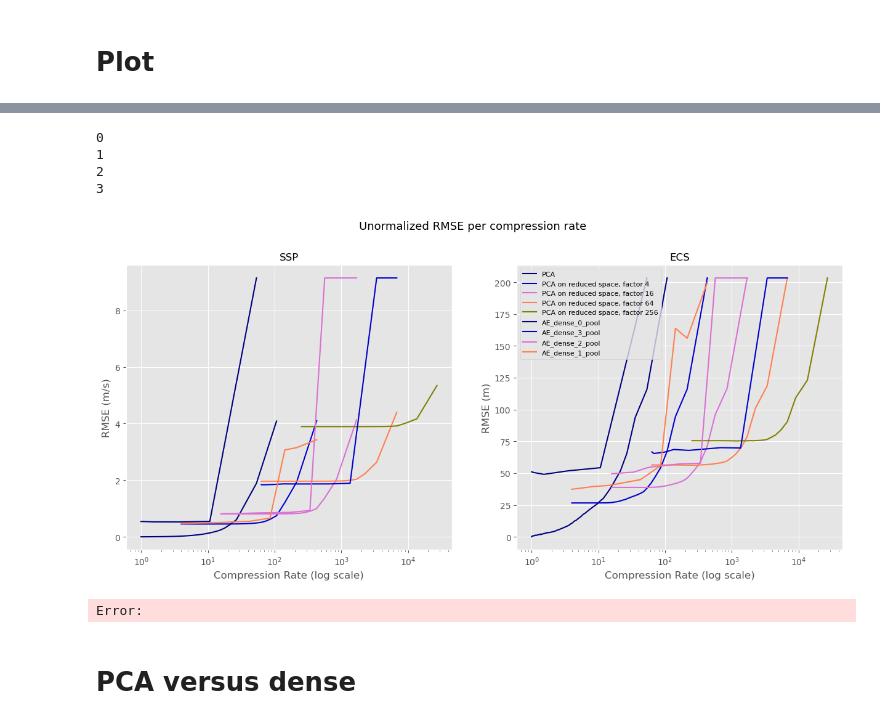
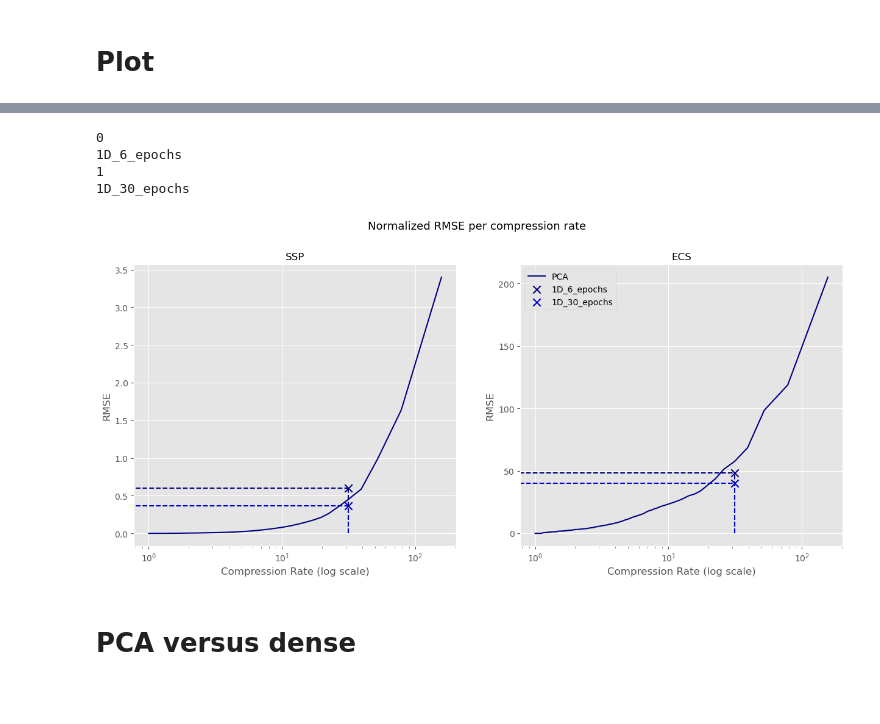
Before and after one commit to CIA-Oceanix/FASCINATION, a Jupyter notebook: notebooks/metrics_AE_3D.ipynb, the cells around one changed output, grey strips where cells are left out. Cells and saved outputs as stored; diff of their text form; code cells hidden in the pictures; blank space fills up the shorter version.

Commit message:
04/03/2025: working dense models + update notebooks

```diff
--- a/notebooks/metrics_AE_3D.ipynb
+++ b/notebooks/metrics_AE_3D.ipynb
@@ -67,14 +66,17 @@ norm = False
 with open(f"pickle/rmse_ssp_pca_on_dm_3D_norm_False.pkl", "rb") as file:
     old_pca_rmse_dict = pickle.load(file)
 # %%
+#pca_file = "/Odyssey/private/o23gauvr/code/FASCINATION/pickle/rmse_pca_all_components_with_pooling_upsampling_unorm_xp_dense_ae_sklearn_pca.pkl"
+pca_file = "/Odyssey/private/o23gauvr/code/FASCINATION/pickle/rmse_pca_all_components_with_pooling_upsampling_unorm_xp_autoencoder_V2_dif_pca.pkl"
+
 if load_pca:
-    with open(f"/Odyssey/private/o23gauvr/code/FASCINATION/pickle/rmse_pca_all_components_with_pooling_upsampling_unorm_sklearn_pca.pkl", "rb") as file:
+    with open(pca_file, "rb") as file:
         pca_rmse_dict = pickle.load(file)
 
 else:
     pca_rmse_dict = {}
 # %%
-pca_n_layers = 5 #Number of layers to keep for the PCA
+pca_n_layers = 1 #Number of layers to keep for the PCA
 # %% [markdown]
 # Functions
 # %%
@@ -132,7 +134,7 @@ def calculate_confusion_matrix_and_f1_score(min_max_idx_truth, min_max_idx_ae, a
 
 ckpt_dict = {}
 
-base_dir = "/Odyssey/private/o23gauvr/code/FASCINATION/outputs/visualisation"
+base_dir = "/Odyssey/private/o23gauvr/code/FASCINATION/outputs/visualisation/metrics"
 
 
 # List the first-level directories in the base directory
@@ -527,6 +502,10 @@ Error:
 # %%
 pca_cr_dict = {}
-for model in pca_rmse_dict["lat_lon_shape"].keys():
-    reduced_lat,reduced_lon = pca_rmse_dict["lat_lon_shape"][model][-2:]
-    spatial_cr = dm.test_shape[2]*dm.test_shape[3]/(reduced_lat*reduced_lon)
+for i,model in enumerate(pca_rmse_dict["lat_lon_shape"].keys()):
+    # try:
+    #     reduced_lat,reduced_lon = pca_rmse_dict["lat_lon_shape"][model][-2:]
+    #     spatial_cr = dm.test_shape[2]*dm.test_shape[3]/(reduced_lat*reduced_lon)
+    # except:
+    #     spatial_cr = 1 ##AE Dense
+    spatial_cr = 4**i
     pca_cr_dict[model] = [spatial_cr*dm.test_shape[1]/n for n in range(1,dm.test_shape[1]+1)]
@@ -648,56 +646,55 @@ axs[0].set_title("SSP", fontsize = 12)
 #axs[0].legend(loc = "upper left", prop={'size': 8})
 
 
-if norm:
-    axs[0].set_ylabel("RMSE")
-    axs[1].set_ylabel("RMSE")
-    axs[1].set_title("ECS",fontsize = 12)
-    fig_title = f"Normalized RMSE per compression rate"
 
-else:
-    axs[0].set_ylabel("RMSE (m/s)")
-    axs[1].set_ylabel("RMSE (m)")
-    axs[1].set_title("ECS",fontsize = 12)
-    fig_title = f"Unormalized RMSE per compression rate"
+axs[0].set_ylabel("RMSE")
+axs[1].set_ylabel("RMSE")
+axs[1].set_title("ECS",fontsize = 12)
+fig_title = f"Normalized RMSE per compression rate"
+
+# else:
+#     axs[0].set_ylabel("RMSE (m/s)")
+#     axs[1].set_ylabel("RMSE (m)")
+#     axs[1].set_title("ECS",fontsize = 12)
+#     fig_title = f"Unormalized RMSE per compression rate"
 
 
-    # Adjust the legend size based on the number of labels
-    handles, labels = axs[1].get_legend_handles_labels()
-    if len(labels) > 10:
-        legend_fontsize = 7
-    elif len(labels) > 5:
-        legend_fontsize = 8
-    else:
-        legend_fontsize = 10
+# Adjust the legend size based on the number of labels
+handles, labels = axs[1].get_legend_handles_labels()
+if len(labels) > 10:
+    legend_fontsize = 7
+elif len(labels) > 5:
+    legend_fontsize = 8
+else:
+    legend_fontsize = 10
 
-    axs[1].legend(prop={'size': legend_fontsize})
+axs[1].legend(prop={'size': legend_fontsize})
 
 for ax in axs:
 
     ax.set_xlabel("Compression Rate (log scale)")
     ax.set_xscale("log")
 
 
 
 
 
 fig.suptitle(fig_title, fontsize = 13, y = 1.0)
 
 if save_fig:
 
     save_name = fig_title.replace(" ", "_").replace(",","").replace("\n","_").replace(":","")
 
     save_name = save_name + f"_normalized_{norm}"
 
 
     plt.savefig(f"imgs/{save_name}.png", dpi=300, bbox_inches='tight')
 # %% [output]
 0
+1D_6_epochs
 1
-2
-3
+1D_30_epochs
-[figure, old version]
+[figure, new version]
-Error:
 # %% [markdown]
 # PCA versus dense
 # %% [markdown]
```
Also changed, not shown: parts of 30 cells of this notebook, 30 other files.
